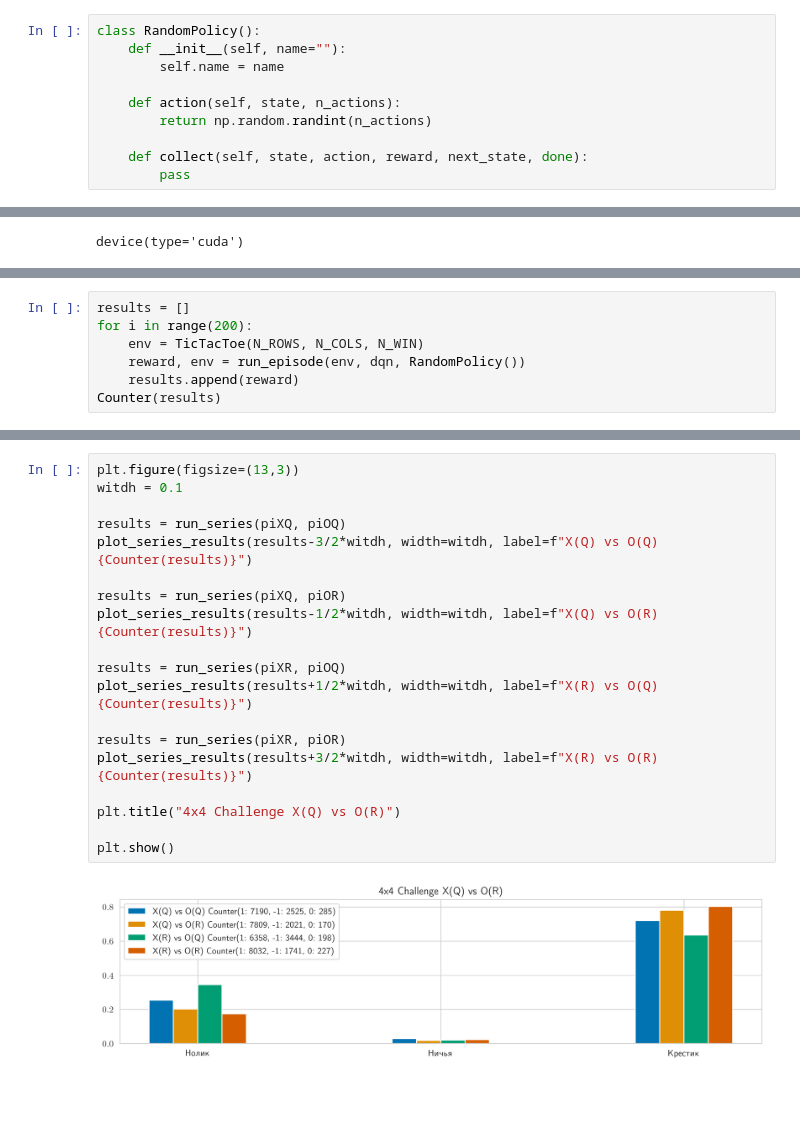
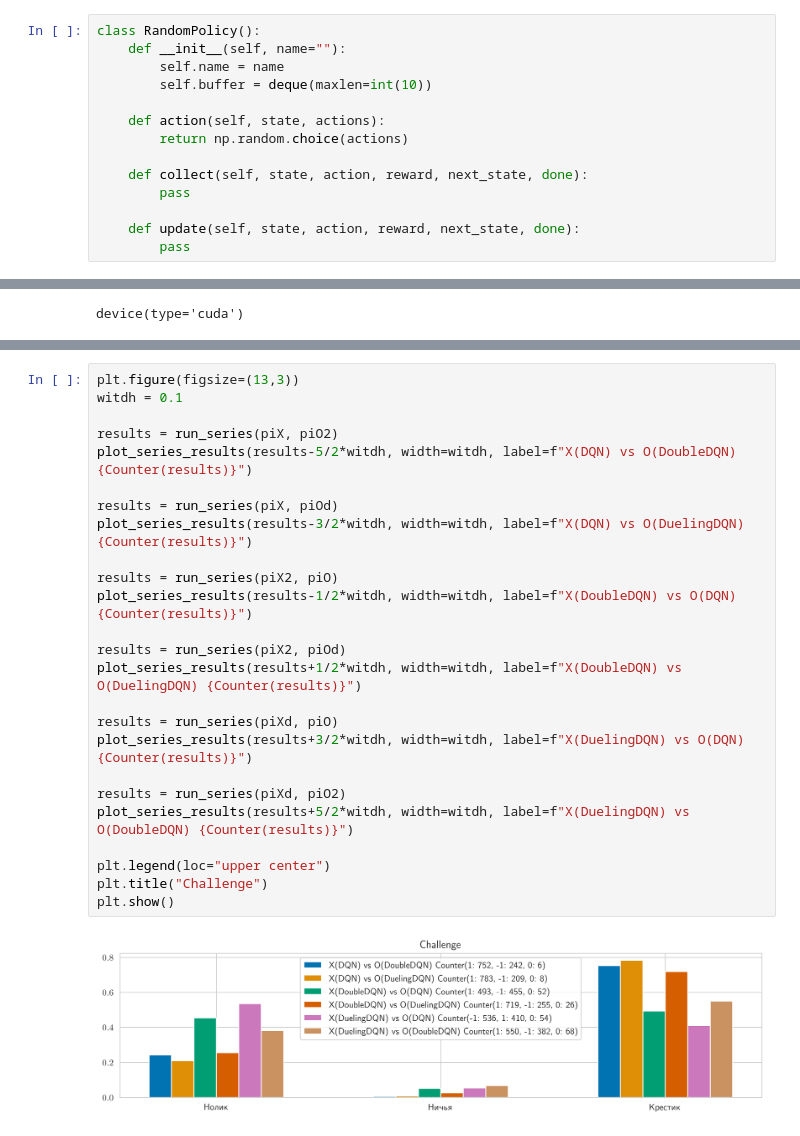
Before and after one commit to cherninkiy/made-2021-advanced-ml-hw, a Jupyter notebook: RL_HW2/RL_HW2_part2.ipynb, the cells around one changed output, grey strips where cells are left out. Drawn from its saved outputs; the diff is of its cells as text; blank space fills up the shorter version.

```diff
--- a/RL_HW2/RL_HW2_part2.ipynb
+++ b/RL_HW2/RL_HW2_part2.ipynb
@@ -135,12 +149,16 @@ def plot_series_results(results, width=0.1, label=None):
 class RandomPolicy():
     def __init__(self, name=""):
         self.name = name
+        self.buffer = deque(maxlen=int(10))
 
-    def action(self, state, n_actions):
-        return np.random.randint(n_actions)
+    def action(self, state, actions):
+        return np.random.choice(actions)
 
     def collect(self, state, action, reward, next_state, done):
         pass
+
+    def update(self, state, action, reward, next_state, done):
+        pass
 # %% [markdown]
 ## 3. Реализуйте DQN с нейронной сетью, обучите стратегии крестиков и ноликов. Замечание: скорее всего, experience replay потребуется сразу же.
 # %%
@@ -270,7 +248,0 @@ run_episode(env, dqn, RandomPolicy(), verbose=True)
-# %%
-results = []
-for i in range(200):
-    env = TicTacToe(N_ROWS, N_COLS, N_WIN)
-    reward, env = run_episode(env, dqn, RandomPolicy())
-    results.append(reward)
-Counter(results)
@@ -474,21 +711,27 @@ for epoch in tqdm(range(N_EPOCHS)):
 # %%
 plt.figure(figsize=(13,3))
 witdh = 0.1
 
-results = run_series(piXQ, piOQ)
-plot_series_results(results-3/2*witdh, width=witdh, label=f"X(Q) vs O(Q) {Counter(results)}")
+results = run_series(piX, piO2)
+plot_series_results(results-5/2*witdh, width=witdh, label=f"X(DQN) vs O(DoubleDQN) {Counter(results)}")
 
-results = run_series(piXQ, piOR)
-plot_series_results(results-1/2*witdh, width=witdh, label=f"X(Q) vs O(R) {Counter(results)}")
+results = run_series(piX, piOd)
+plot_series_results(results-3/2*witdh, width=witdh, label=f"X(DQN) vs O(DuelingDQN) {Counter(results)}")
 
-results = run_series(piXR, piOQ)
-plot_series_results(results+1/2*witdh, width=witdh, label=f"X(R) vs O(Q) {Counter(results)}")
+results = run_series(piX2, piO)
+plot_series_results(results-1/2*witdh, width=witdh, label=f"X(DoubleDQN) vs O(DQN) {Counter(results)}")
 
-results = run_series(piXR, piOR)
-plot_series_results(results+3/2*witdh, width=witdh, label=f"X(R) vs O(R) {Counter(results)}")
+results = run_series(piX2, piOd)
+plot_series_results(results+1/2*witdh, width=witdh, label=f"X(DoubleDQN) vs O(DuelingDQN) {Counter(results)}")
 
-plt.title("4x4 Challenge X(Q) vs O(R)")
+results = run_series(piXd, piO)
+plot_series_results(results+3/2*witdh, width=witdh, label=f"X(DuelingDQN) vs O(DQN) {Counter(results)}")
 
+results = run_series(piXd, piO2)
+plot_series_results(results+5/2*witdh, width=witdh, label=f"X(DuelingDQN) vs O(DoubleDQN) {Counter(results)}")
+
+plt.legend(loc="upper center")
+plt.title("Challenge")
 plt.show()
 # %% [output]
-[figure, old version]
+[figure, new version]
```
Also changed, not shown: parts of 23 cells of this notebook, 1 other file.
